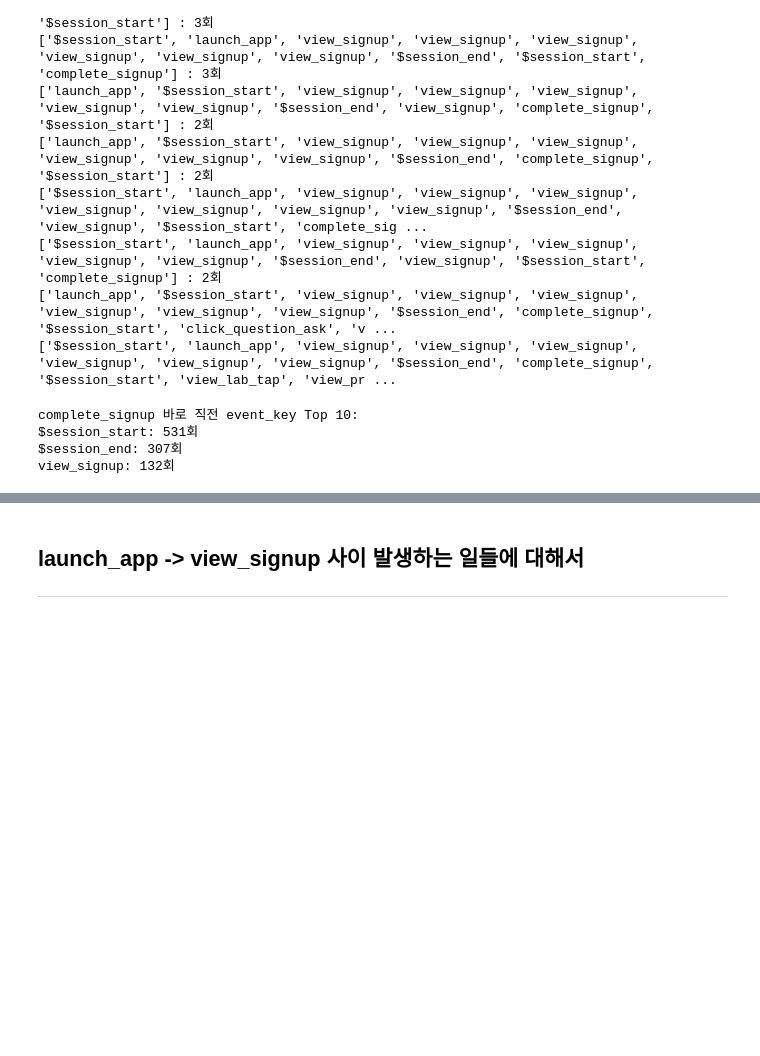
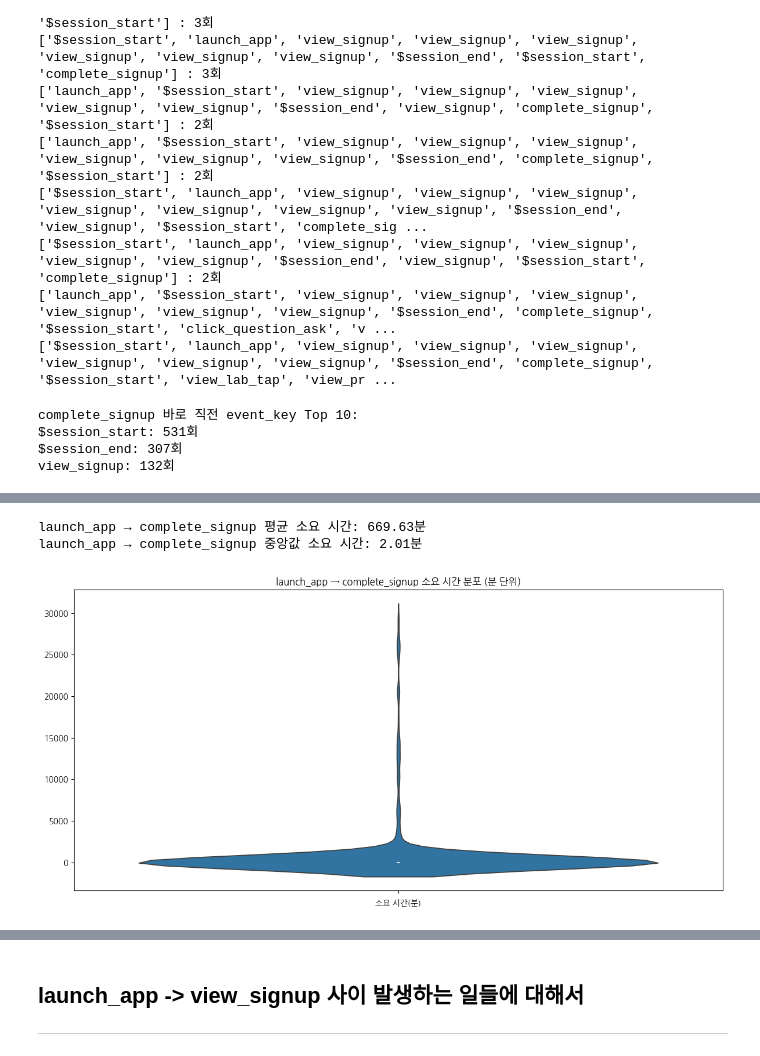
Before and after one commit to seung127/codeit_project, a Jupyter notebook: codeit-project-docker/notebooks/search_for_acquisition.ipynb, the cells around one changed output, grey strips where cells are left out. Saved outputs shown, nothing was run; the diff lists cells and outputs as text; code cells hidden in the pictures; blank space fills up the shorter version.

```diff
--- a/codeit-project-docker/notebooks/search_for_acquisition.ipynb
+++ b/codeit-project-docker/notebooks/search_for_acquisition.ipynb
@@ -844,0 +886,12 @@ view_signup: 132회
+# %%
+# complete_signup 이전에 launch_app이 없는 user_id 추출
+users_without_launch_app_before = launch_app_before[~launch_app_before].index.tolist()
+
+print(f"complete_signup 이전에 launch_app이 없는 user_id 수: {len(users_without_launch_app_before)}")
+print("예시 user_id 5개:", users_without_launch_app_before[:5])
+
+# 해당 user의 이벤트 시퀀스 예시 출력
+for user_id in users_without_launch_app_before[:3]:
+    events = signup_users_all_events[signup_users_all_events['user_id'] == user_id].sort_values('event_datetime')
+    print(f"\nuser ID: {user_id}")
+    print(events[['event_datetime', 'event_key']])
@@ -844,0 +916,45 @@ view_signup: 132회
+# %%
+# 제외할 user_id 리스트 (두 번 회원가입한 유저 + launch_app 없는 유저)
+exclude_user_ids = ['1579289', '1579831'] + users_without_launch_app_before
+
+# 제외 대상이 아닌 user_id만 추출
+filtered_signup_users = [uid for uid in signup_users if uid not in exclude_user_ids]
+
+# 해당 user_id의 모든 이벤트 추출
+filtered_signup_users_events = signup_users_all_events[signup_users_all_events['user_id'].isin(filtered_signup_users)].copy()
+
+# user_id별로 launch_app과 complete_signup의 시간 차이 계산 (launch_app이 complete_signup보다 앞선 경우만)
+def get_launch_signup_time_diff(df):
+    df_sorted = df.sort_values('event_datetime')
+    launch_times = df_sorted.loc[df_sorted['event_key'] == 'launch_app', 'event_datetime']
+    signup_times = df_sorted.loc[df_sorted['event_key'] == 'complete_signup', 'event_datetime']
+    if launch_times.empty or signup_times.empty:
+        return np.nan
+    first_launch = launch_times.iloc[0]
+    first_signup = signup_times.iloc[0]
+    if first_launch < first_signup:
+        return (first_signup - first_launch).total_seconds() / 60  # 분 단위
+    else:
+        return np.nan
+
+time_diffs = (
+    filtered_signup_users_events.groupby('user_id')
+    .apply(get_launch_signup_time_diff)
+    .dropna()
+)
+
+mean_diff = time_diffs.mean()
+median_diff = time_diffs.median()
+print(f"launch_app → complete_signup 평균 소요 시간: {mean_diff:.2f}분")
+print(f"launch_app → complete_signup 중앙값 소요 시간: {median_diff:.2f}분")
+
+plt.figure(figsize=(12, 6))
+sns.violinplot(data=time_diffs)
+plt.title('launch_app → complete_signup 소요 시간 분포 (분 단위)')
+plt.xlabel('소요 시간(분)')
+plt.tight_layout()
+plt.show()
+# %% [output]
+launch_app → complete_signup 평균 소요 시간: 669.63분
+launch_app → complete_signup 중앙값 소요 시간: 2.01분
+[figure, added]
```
Also changed, not shown: parts of 21 cells of this notebook, 1 other file.
